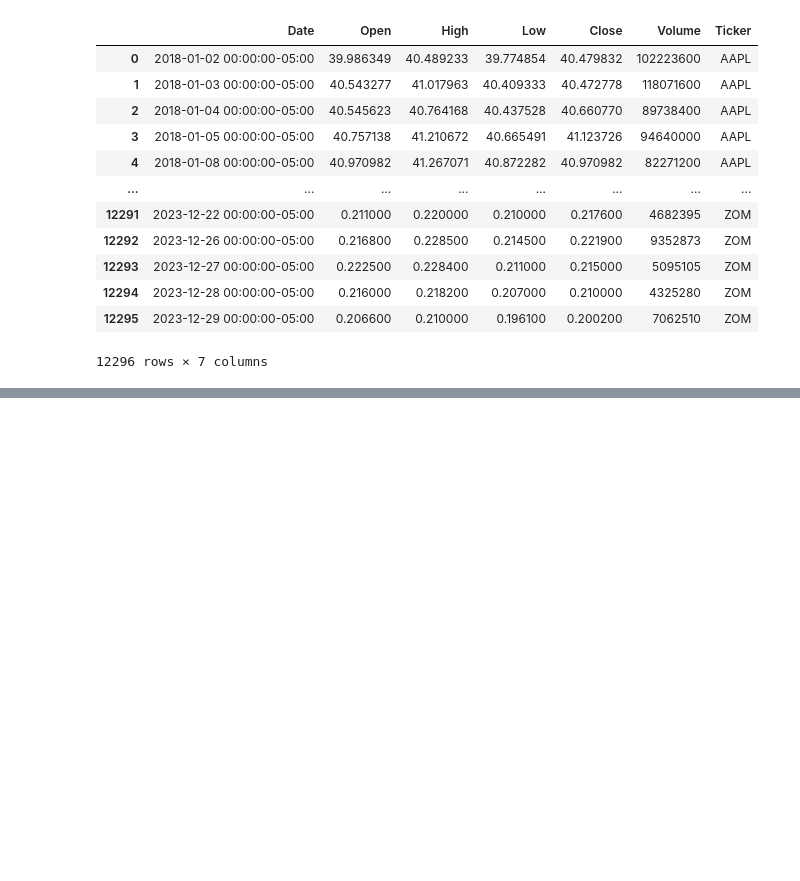
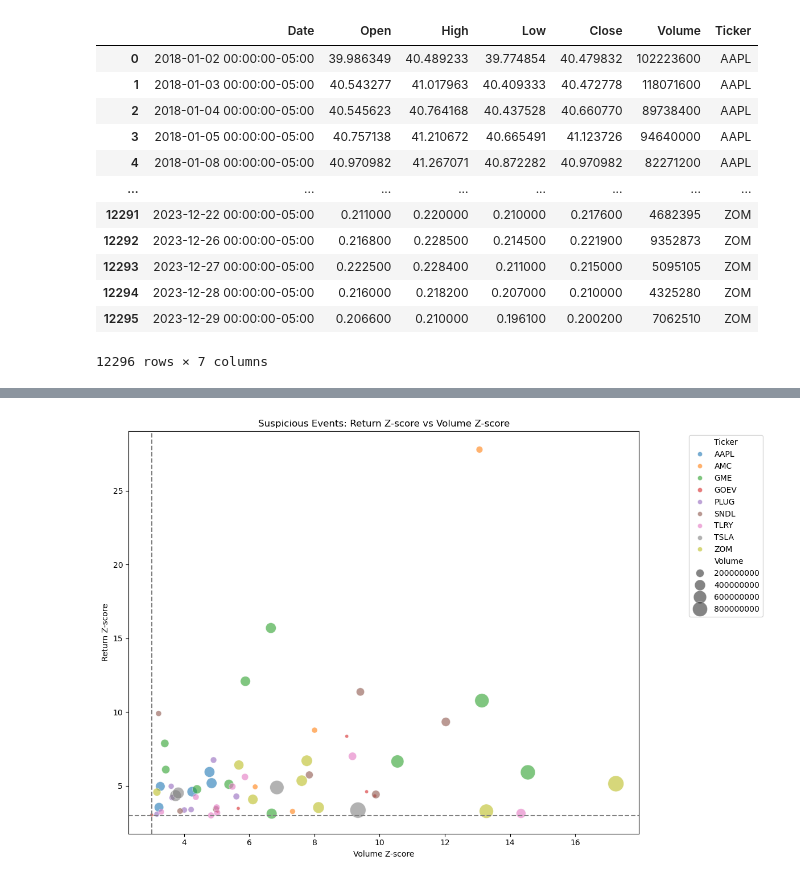
Before and after one commit to ansh2607/capstone2025-aggarwal-StockMarketManipulationDetection, a Jupyter notebook: stock_analysis.ipynb, the cells around one changed output, grey strips where cells are left out. Saved outputs shown, nothing was run; the diff lists cells and outputs as text; code cells hidden in the pictures; blank space fills up the shorter version.

```diff
--- a/stock_analysis.ipynb
+++ b/stock_analysis.ipynb
@@ -164,0 +176,23 @@ for ticker in df['Ticker'].unique():
+# %%
+plt.figure(figsize=(12, 8))
+sns.scatterplot(
+    data=suspicious_events,
+    x='Volume_Zscore',
+    y='Return_Zscore',
+    hue='Ticker',
+    size='Volume',
+    alpha=0.6,
+    palette='tab10',
+    sizes=(20, 400),
+)
+
+plt.axhline(3, linestyle='--', color='grey')
+plt.axvline(3, linestyle='--', color='grey')
+plt.title("Suspicious Events: Return Z-score vs Volume Z-score")
+plt.xlabel("Volume Z-score")
+plt.ylabel("Return Z-score")
+plt.legend(loc='upper right', bbox_to_anchor=(1.25, 1))
+plt.tight_layout()
+plt.show()
+# %% [output]
+[figure, added]
```
Also changed, not shown: parts of 9 cells of this notebook.
